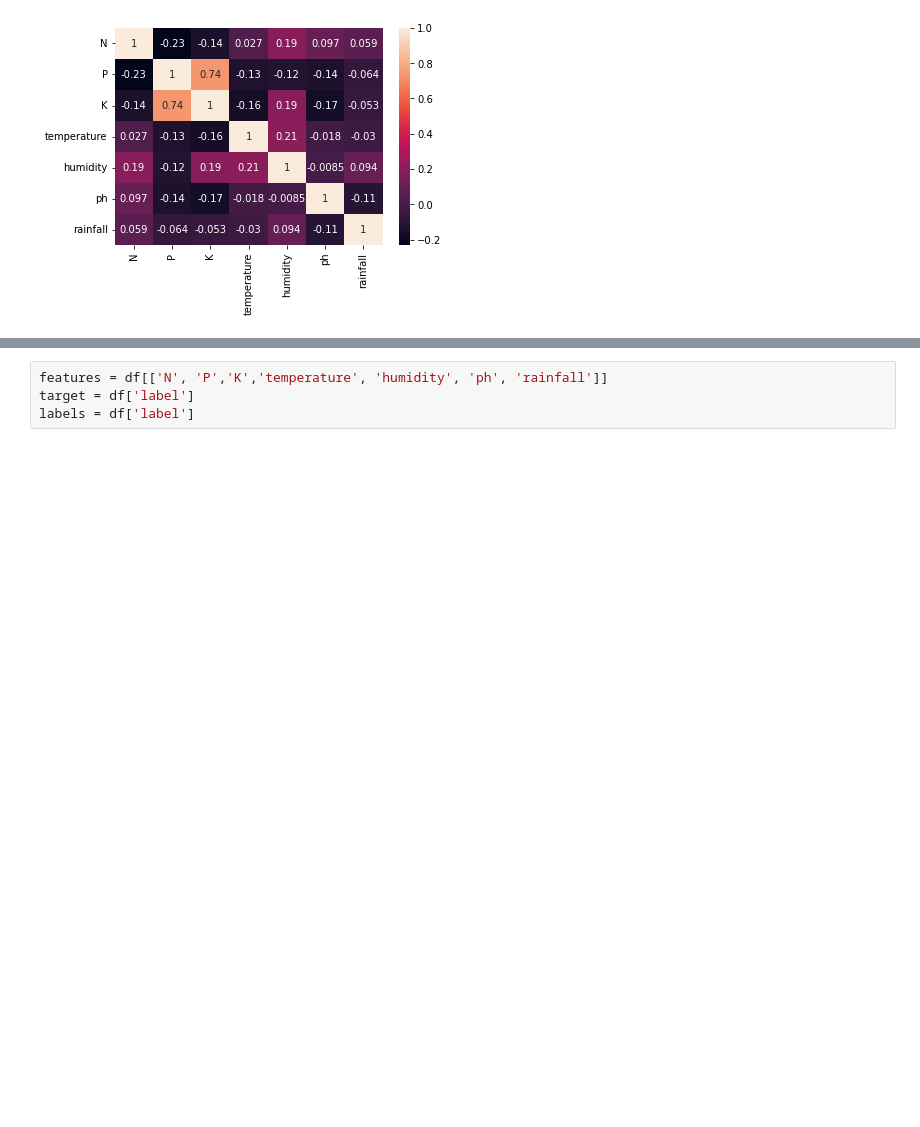
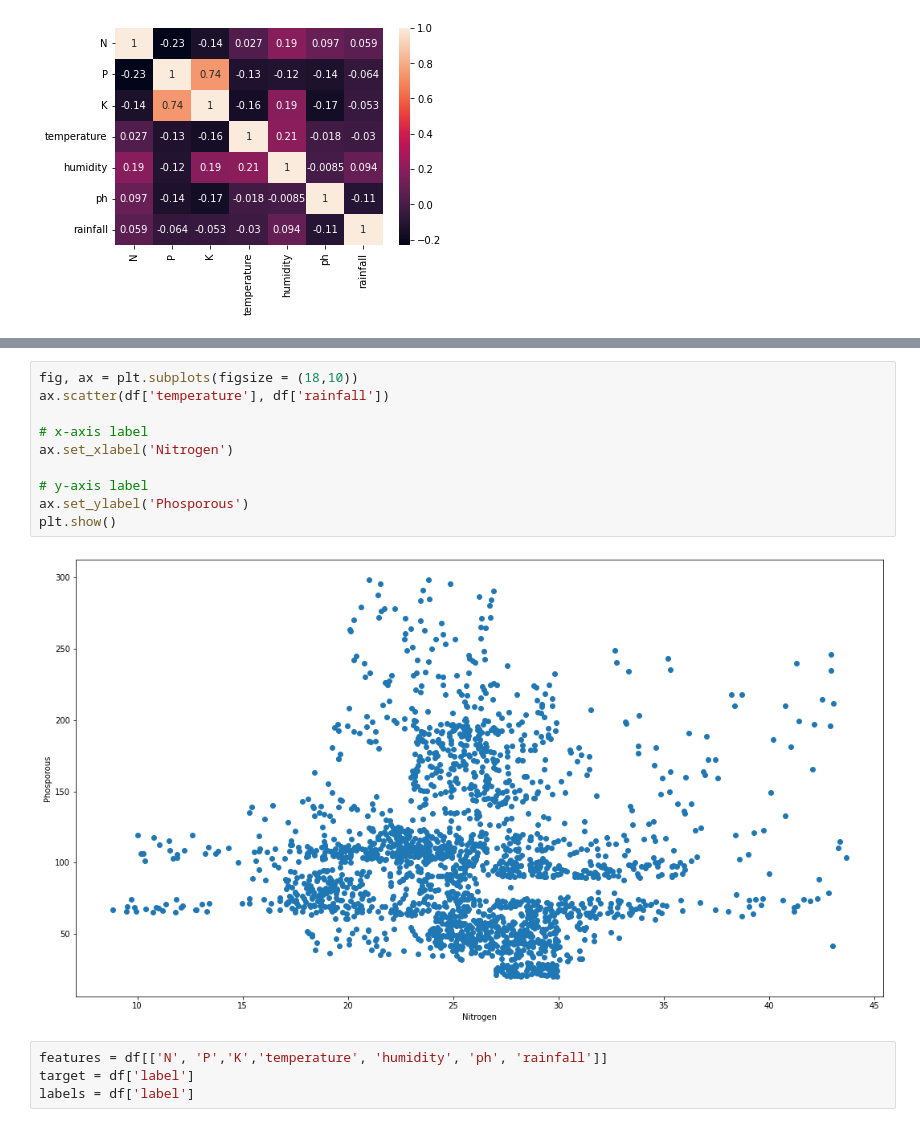
Before and after one commit to vivekrrg/FarmAssistantFrontEnd, a Jupyter notebook: fyp_base_model.ipynb, the cells around one changed output, grey strips where cells are left out. Cells and saved outputs as stored; diff of their text form; blank space fills up the shorter version.

```diff
--- a/fyp_base_model.ipynb
+++ b/fyp_base_model.ipynb
@@ -100,3 +105,15 @@ sns.heatmap(df.corr(),annot=True)
+# %%
+fig, ax = plt.subplots(figsize = (18,10))
+ax.scatter(df['temperature'], df['rainfall'])
+
+# x-axis label
+ax.set_xlabel('Nitrogen')
+
+# y-axis label
+ax.set_ylabel('Phosporous')
+plt.show()
+# %% [output]
+[figure, added]
 # %%
 features = df[['N', 'P','K','temperature', 'humidity', 'ph', 'rainfall']]
 target = df['label']
```
Also changed, not shown: parts of 10 cells of this notebook.
